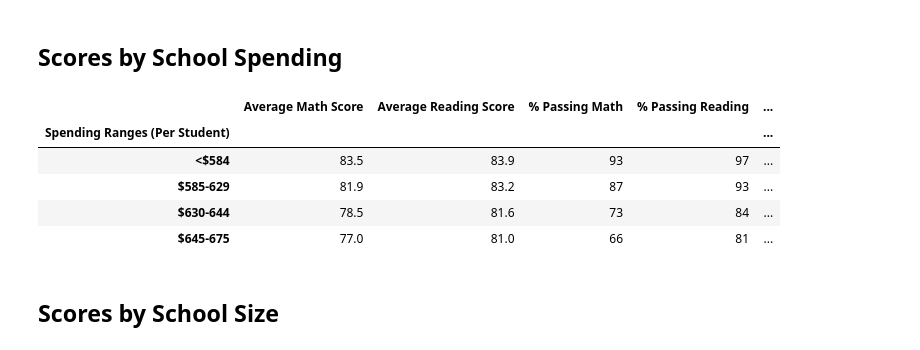
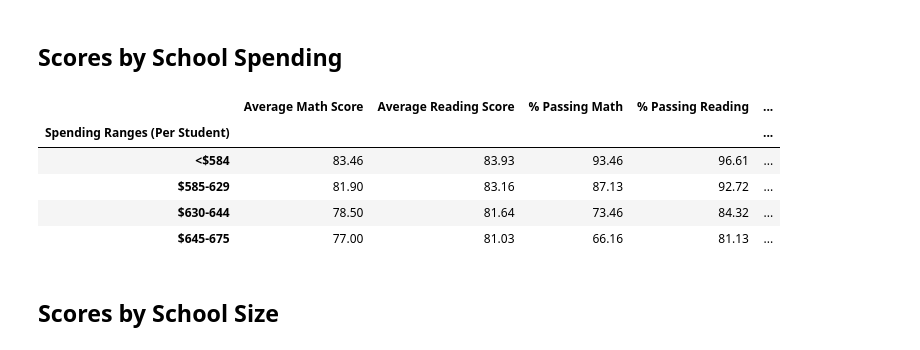
Before and after one commit to skanab/School_District_Analysis, a Jupyter notebook: PyCitySchools_Challenge.ipynb, the cells around one changed output. Drawn from its saved outputs; the diff is of its cells as text; code cells hidden in the pictures.

```diff
--- a/PyCitySchools_Challenge.ipynb
+++ b/PyCitySchools_Challenge.ipynb
@@ -417,19 +417,19 @@ spending_summary_df = pd.DataFrame({
           "% Overall Passing": overall_passing_spending})
 # %%
 # Format the DataFrame
-spending_summary_df["Average Math Score"] = spending_summary_df["Average Math Score"].map("{:.1f}".format)
-spending_summary_df["Average Reading Score"] = spending_summary_df["Average Reading Score"].map("{:.1f}".format)
-spending_summary_df["% Passing Math"] = spending_summary_df["% Passing Math"].map("{:.0f}".format)
-spending_summary_df["% Passing Reading"] = spending_summary_df["% Passing Reading"].map("{:.0f}".format)
-spending_summary_df["% Overall Passing"] = spending_summary_df["% Overall Passing"].map("{:.0f}".format)
+spending_summary_df["Average Math Score"] = spending_summary_df["Average Math Score"].map("{:.2f}".format)
+spending_summary_df["Average Reading Score"] = spending_summary_df["Average Reading Score"].map("{:.2f}".format)
+spending_summary_df["% Passing Math"] = spending_summary_df["% Passing Math"].map("{:.2f}".format)
+spending_summary_df["% Passing Reading"] = spending_summary_df["% Passing Reading"].map("{:.2f}".format)
+spending_summary_df["% Overall Passing"] = spending_summary_df["% Overall Passing"].map("{:.2f}".format)
 spending_summary_df
 # %% [output]
 |  | Average Math Score | Average Reading Score | % Passing Math | % Passing Reading | ... |
 | Spending Ranges (Per Student) |  |  |  |  | ... |
-| <$584 | 83.5 | 83.9 | 93 | 97 | ... |
-| $585-629 | 81.9 | 83.2 | 87 | 93 | ... |
-| $630-644 | 78.5 | 81.6 | 73 | 84 | ... |
-| $645-675 | 77.0 | 81.0 | 66 | 81 | ... |
+| <$584 | 83.46 | 83.93 | 93.46 | 96.61 | ... |
+| $585-629 | 81.90 | 83.16 | 87.13 | 92.72 | ... |
+| $630-644 | 78.50 | 81.64 | 73.46 | 84.32 | ... |
+| $645-675 | 77.00 | 81.03 | 66.16 | 81.13 | ... |
 # %% [markdown]
 ## Scores by School Size
 # %%
```
Also changed, not shown: 4 other files.
